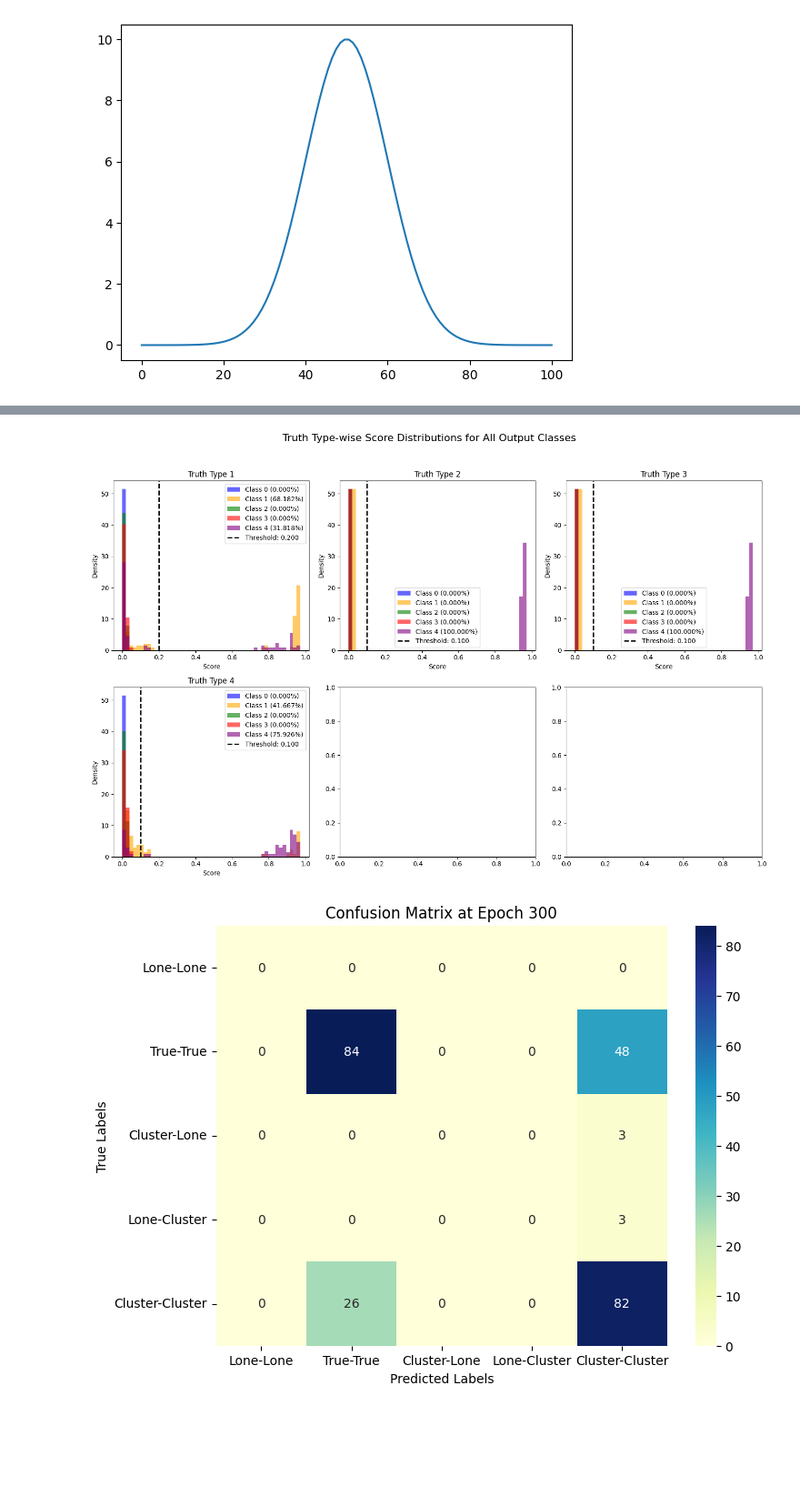
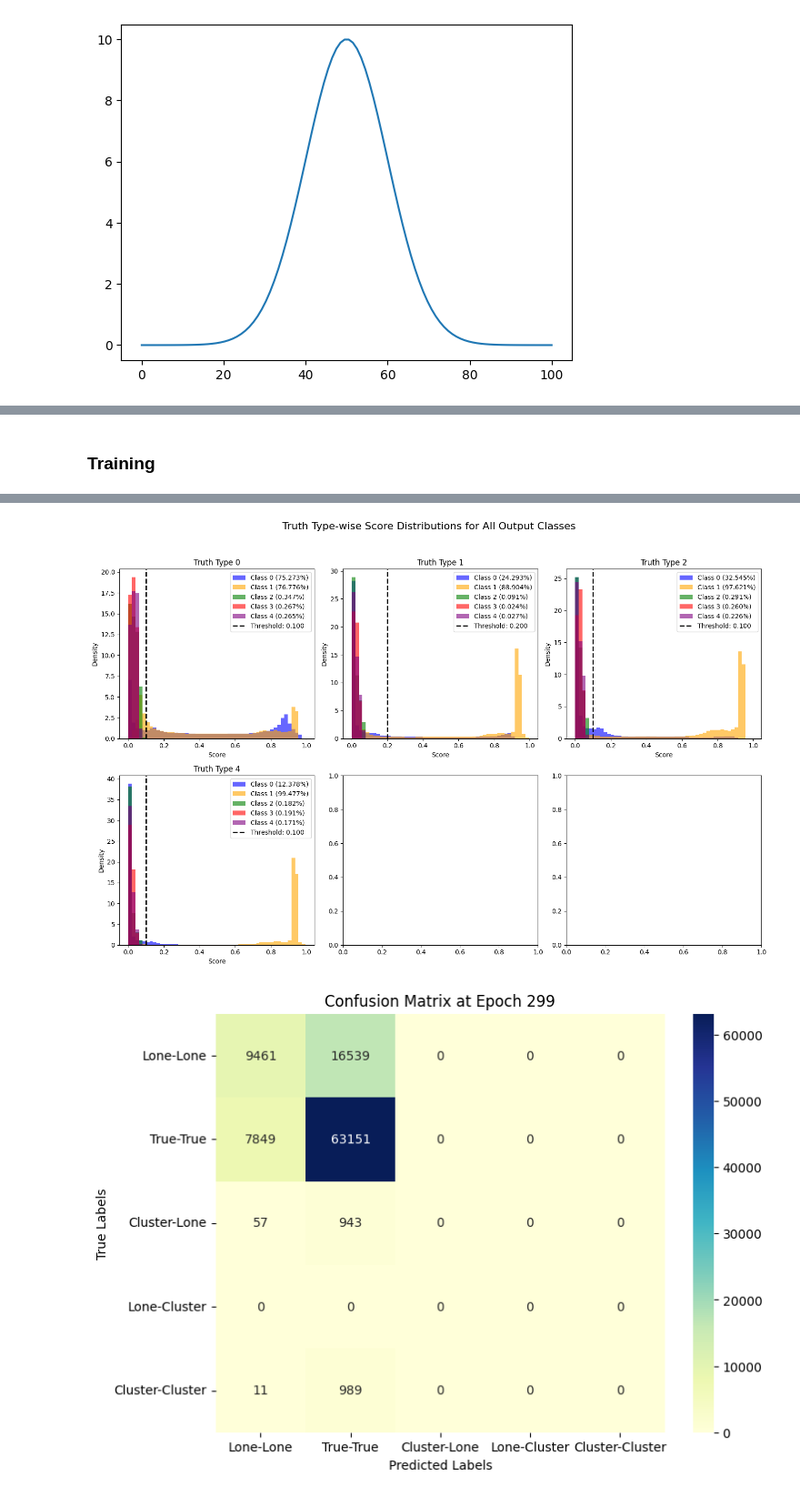
Before and after one commit to ksjones3/CodeRefactor, a Jupyter notebook: 1D_Cluster_Generator.ipynb, the cells around one changed output, grey strips where cells are left out. Shown at 91% size. Cells and saved outputs as stored; diff of their text form; code cells hidden in the pictures; blank space fills up the shorter version.

```diff
--- a/1D_Cluster_Generator.ipynb
+++ b/1D_Cluster_Generator.ipynb
@@ -129,8 +142,5 @@ print(truth)
 # %%
 n_clusters = clusters.shape[0]
-n_cells=200
-noise = 10
-
 truthmap=np.zeros((n_clusters,n_cells),dtype="int")
 truth=np.array(truth)
 sorted_index=np.argsort(truth[:,2],axis=0)
@@ -419,8 +506,8 @@ common_bins = np.linspace(global_min, global_max, num_bins + 1)
 # %%
 # Function to plot loss curves
-def plot_loss_curves():
+def plot_loss_curves(loss):
     plt.figure(figsize=(8, 6))
-    plt.plot(array_of_epochs, loss_per_epoch, label='Loss per Epoch')
+    plt.plot(array_of_epochs, loss, label='Loss per Epoch')
     plt.xlabel("Epoch Number")
     plt.ylabel("Loss")
     plt.title("Loss per Epoch for GCNConv and No Class Weights")
@@ -429,9 +516,9 @@ def plot_loss_curves():
 
 # Function to plot ROC curves
 # Function to plot ROC curves for the last epoch
-def plot_roc_curves():
-    last_epoch_scores = scores[-1]  # Get scores for the last epoch
-    last_epoch_labels = truth_labels[-1]  # Get truth labels for the last epoch
+def plot_roc_curves(score, labels):
+    last_epoch_scores = score[-1]  # Get scores for the last epoch
+    last_epoch_labels = labels[-1]  # Get truth labels for the last epoch
     labels_binarized = label_binarize(last_epoch_labels.flatten(), classes=np.arange(len(class_names)))
     plt.figure(figsize=(8, 6))
     for i in range(len(class_names)):
@@ -514,18 +601,22 @@ def plot_truth_type_distributions(scores, truth_labels, class_names, optimal_thr
 
 # Function to compute and plot confusion matrix
 def plot_confusion_matrix(scores, truth_labels, class_names, class_thresholds, epoch_idx):
-    y_pred = np.full(scores.shape[0], -1)
+    # Select the scores and truth labels for the given epoch
+    epoch_scores = scores[epoch_idx]  # Shape: (num_edges_in_epoch, 5)
+    epoch_truth_labels = truth_labels[epoch_idx]  # Shape: (num_edges_in_epoch,)
+
+    y_pred = np.full(epoch_scores.shape[0], -1)
 
     # Get predicted labels based on the thresholds
     for i, label in enumerate(class_names):
-        mask = scores[:, i] >= class_thresholds[i]
+        mask = epoch_scores[:, i] >= class_thresholds[i]
         y_pred[mask] = i
 
     # If there are any unassigned labels, assign them to the highest score
-    y_pred[y_pred == -1] = np.argmax(scores[y_pred == -1], axis=1)
+    y_pred[y_pred == -1] = np.argmax(epoch_scores[y_pred == -1], axis=1)
 
     # Compute the confusion matrix
-    conf_matrix = confusion_matrix(truth_labels, y_pred, labels=np.arange(len(class_names)))
+    conf_matrix = confusion_matrix(epoch_truth_labels, y_pred, labels=np.arange(len(class_names)))
 
     # Plot the confusion matrix
     plt.figure(figsize=(8, 6))
@@ -535,10 +626,21 @@ def plot_confusion_matrix(scores, truth_labels, class_names, class_thresholds, e
     plt.ylabel("True Labels")
     plt.title(f"Confusion Matrix at Epoch {epoch_idx}")
     plt.show()
+# %% [markdown]
+### Training
 # %%
-plot_loss_curves()
-plot_roc_curves()
-plot_class_wise_distributions(scores[-1], truth_labels[-1], class_names, optimal_thresholds, common_bins, colors)
-plot_truth_type_distributions(scores[-1], truth_labels[-1], class_names, optimal_thresholds, common_bins, colors)
-plot_confusion_matrix(scores[-1], truth_labels[-1], class_names, class_thresholds, len(scores))
+plot_loss_curves(train_loss_per_epoch)
+plot_roc_curves(train_scores_per_epoch, train_truth_labels)
+plot_class_wise_distributions(train_scores_per_epoch,
+                              train_truth_labels,
+                              class_names, optimal_thresholds,
+                              common_bins_train,
+                              colors)
+plot_truth_type_distributions(train_scores_per_epoch,
+                              train_truth_labels,
+                              class_names,
+                              optimal_thresholds,
+                              common_bins_train,
+                              colors)
+plot_confusion_matrix(train_scores_per_epoch, train_truth_labels, class_names, class_thresholds, 299)
 # %% [output]
@@ -548,2 +650,2 @@ plot_confusion_matrix(scores[-1], truth_labels[-1], class_names, class_threshold
-[figure, old version]
+[figure, new version]
-[figure, old version]
+[figure, new version]
```
Also changed, not shown: parts of 22 cells of this notebook.
